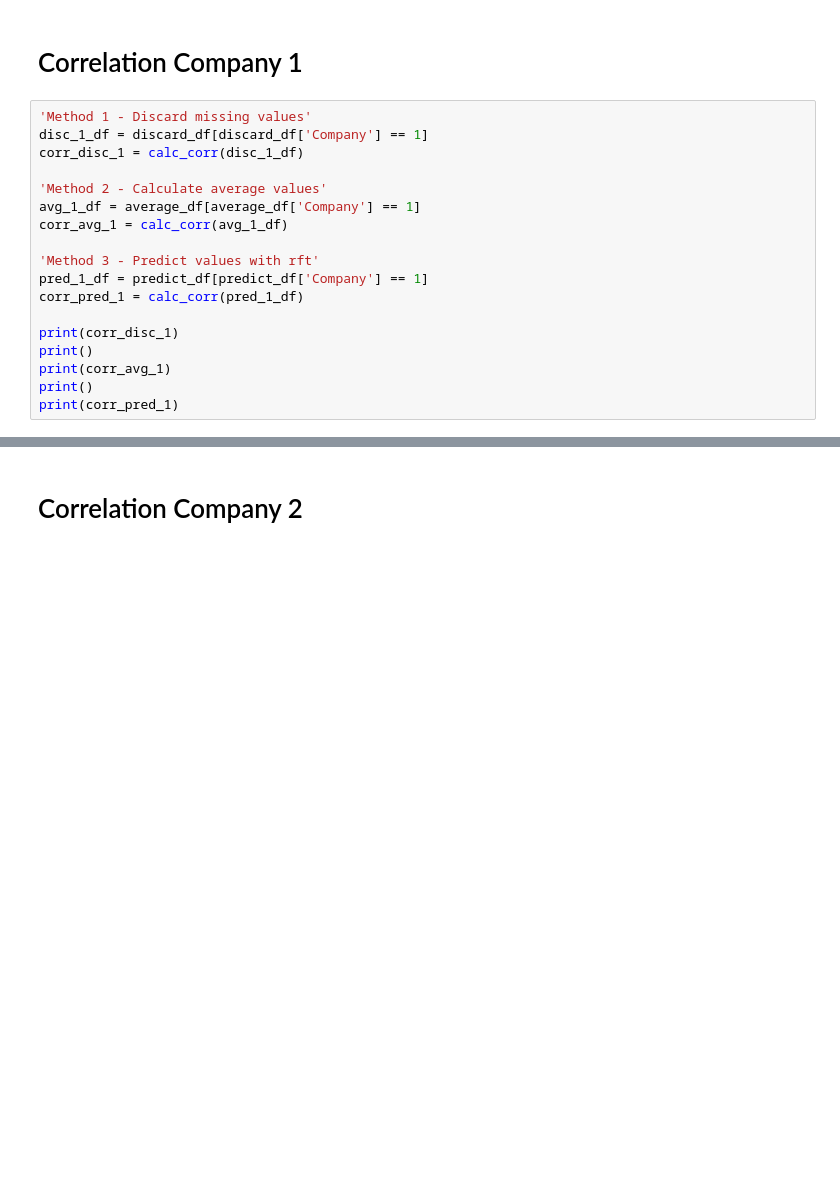
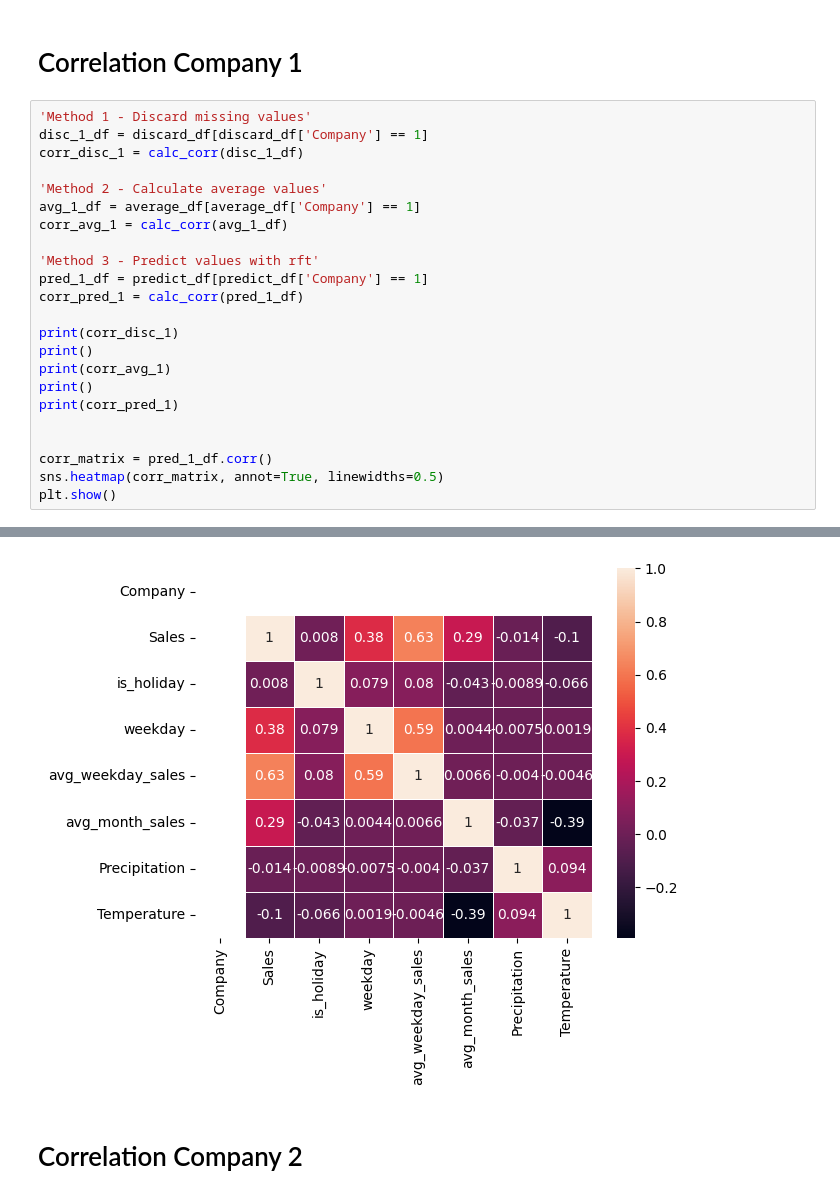
Before and after one commit to aluxf/ml-sales-forecasting, a Jupyter notebook: notebooks/feat_analysis.ipynb, the cells around one changed output, grey strips where cells are left out. Cells and saved outputs as stored; diff of their text form; blank space fills up the shorter version.

```diff
--- a/notebooks/feat_analysis.ipynb
+++ b/notebooks/feat_analysis.ipynb
@@ -90,33 +102,39 @@ corr_disc_1 = calc_corr(disc_1_df)
 avg_1_df = average_df[average_df['Company'] == 1]
 corr_avg_1 = calc_corr(avg_1_df)
 
 'Method 3 - Predict values with rft'
 pred_1_df = predict_df[predict_df['Company'] == 1]
 corr_pred_1 = calc_corr(pred_1_df)
 
 print(corr_disc_1)
 print()
 print(corr_avg_1)
 print()
 print(corr_pred_1)
+
+
+corr_matrix = pred_1_df.corr()
+sns.heatmap(corr_matrix, annot=True, linewidths=0.5)
+plt.show()
 # %% [output]
             Variable  Correlation Coefficient
 0         is_holiday                 0.015308
 1            weekday                 0.358504
 2  avg_weekday_sales                 0.616566
 3    avg_month_sales                 0.301033
 4      Precipitation                -0.022446
 5        Temperature                -0.134457
 
             Variable  Correlation Coefficient
 0         is_holiday                 0.010989
 1            weekday                 0.374925
 2  avg_weekday_sales                 0.620083
 ... (7 lines left out)
 2  avg_weekday_sales                 0.634771
 3    avg_month_sales                 0.291651
 4      Precipitation                -0.014123
 5        Temperature                -0.100106
+[figure, added]
 # %% [markdown]
 # Correlation Company 2
 # %%
```
Also changed, not shown: parts of 4 cells of this notebook.
